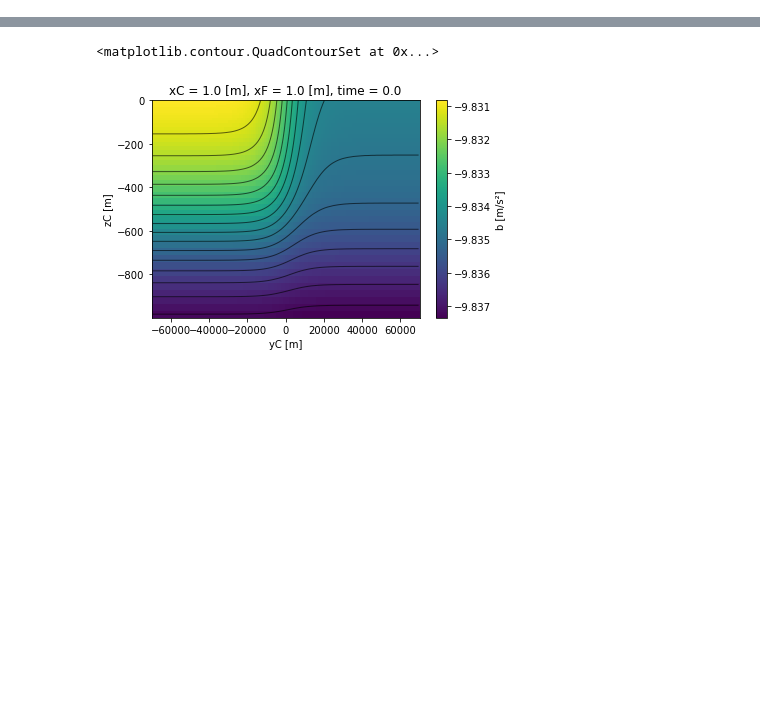
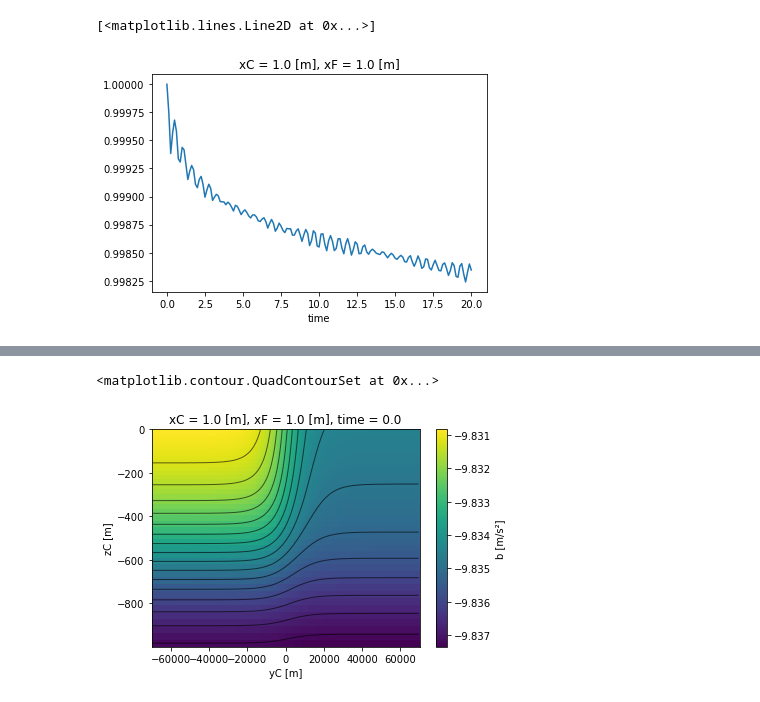
Before and after one commit to iuryt/Bioceananigans.jl, a Jupyter notebook: analysis.ipynb, the cells around one changed output, grey strips where cells are left out. Cells and saved outputs as stored; diff of their text form; code cells hidden in the pictures; blank space fills up the shorter version.

```diff
--- a/analysis.ipynb
+++ b/analysis.ipynb
@@ -7,0 +16,8 @@ ds = ds.assign_coords(time=ds.time.astype("float")*1e-9/86400)
+# %%
+total = (dsi.P+dsi.N+dsi.Nr)
+total = total/total.isel(time=0)
+
+total.plot()
+# %% [output]
+[<matplotlib.lines.Line2D at 0x...>]
+[figure, added]
```
Also changed, not shown: parts of 5 cells of this notebook.
